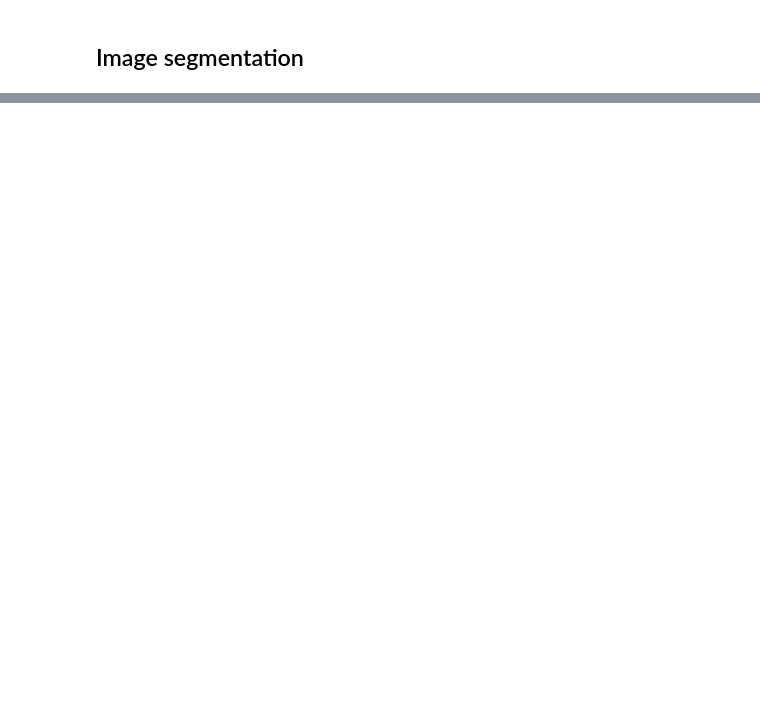
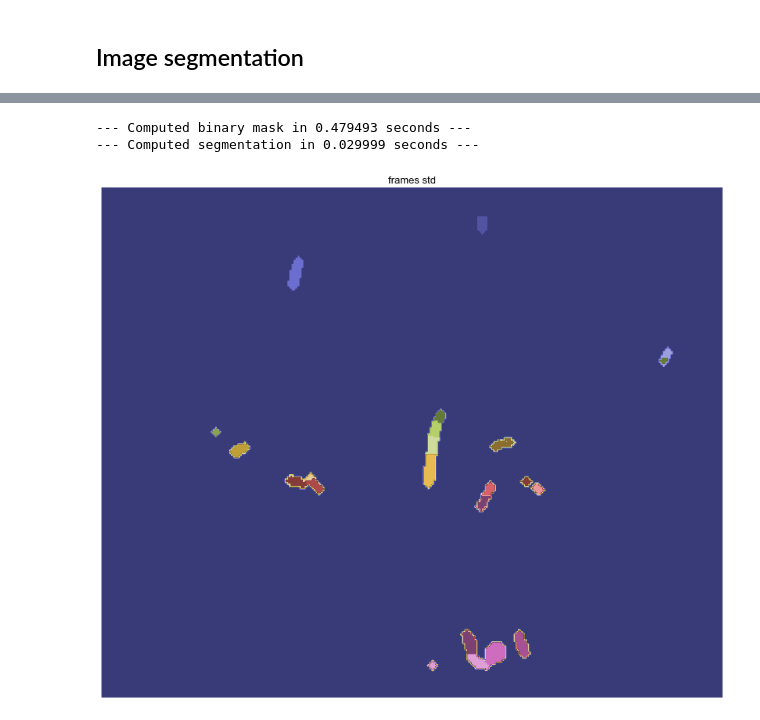
Before and after one commit to Alienor134/image_segmentation, a Jupyter notebook: image_segmentation.ipynb, the cells around one changed output, grey strips where cells are left out. Cells and saved outputs as stored; diff of their text form; code cells hidden in the pictures; blank space fills up the shorter version.

```diff
--- a/image_segmentation.ipynb
+++ b/image_segmentation.ipynb
@@ -106,7 +106,7 @@ plt.axis('off')
 # %% [markdown]
 ## Image segmentation
 # %%
-def segment_image(contrast, autolevel, dist_max, dist_seg, disk_size, max_contrast):
+def segment_image(contrast, autolevel, dist_max, dist_seg, disk_size, max_contrast, interact = True, showit = show):
 
     start_time = time.time()
     FO.selected_inds = FO.select_frames(FO.global_stats['max'], FO.global_stats['max'].max()*0.8) # Select only images with high intensity to increase contrast and lower computation time
@@ -131,13 +131,13 @@ def segment_image(contrast, autolevel, dist_max, dist_seg, disk_size, max_contra
     auto_contrast = normalize(mask_intersect * frame_autolevel)
     print("--- Computed binary mask in %04f seconds ---" % (time.time() - start_time))
 
-
+    g.cmap = "inferno"
     if showit:
         g.figsize = (40,15)
-        g.title_list = 'mask intersect', 'contrast', 'contrast threshold', 'autolevel', 'autolevel threshold','segmentation image'
+        g.title_list =  'contrast', 'contrast threshold', 'mask intersect','autolevel', 'autolevel threshold','segmentation image'
         g.col_num = 3
-        fig = g.multi([mask_intersect, frame_contrast, mask_intersect,
-                       frame_autolevel, mask_autolevel, auto_contrast])
+        fig = g.multi([frame_contrast, mask_contrast, mask_intersect,
+                       frame_autolevel, mask_autolevel,  auto_contrast])
         g.save_name = 'Segmentation reference'
         g.saving(fig)
 
@@ -149,13 +149,15 @@ def segment_image(contrast, autolevel, dist_max, dist_seg, disk_size, max_contra
                                                      ref_distance = dist_max, mask = mask, show = showit)
     #perform watershed segmentation
     watershed_im_mask = alienlab.segment.watershed(ref, mask, local_maxi,
-                                                         g, ref_distance = dist_seg, show = showit)
+                                                         g, ref_distance = dist_seg, show = False)
     segmented = watershed_im_mask
     print("--- Computed segmentation in %04f seconds ---" % (time.time() - start_time))
 
     if showit:
         alienlab.segment.show_segmentation(FO, segmented, g)
-    #return mask, FO
+
+    if interact == False:
+        return watershed_im_mask, FO
 # %%
 interact(segment_image, contrast = (1, 4), autolevel = (1, 10), dist_max = False, dist_seg = False, disk_size = (1, 4), max_contrast = (1,10), soft_hard = (0.1, 1.9))
 # %% [output]
@@ -163,0 +166,10 @@ interactive(children=(IntSlider(value=2, description='contrast', max=4, min=1),
+# %%
+mask, FO = segment_image(contrast = 2, autolevel = 5, dist_max = False, dist_seg=False, disk_size = 2, max_contrast = 3, interact = False, showit= False)
+# %% [output]
+--- Computed binary mask in 0.479493 seconds ---
+--- Computed segmentation in 0.029999 seconds ---
+# %%
+g.cmap = "tab20b"
+fig = g.multi(mask)
+# %% [output]
+[figure, added]
```
Also changed, not shown: parts of 5 cells of this notebook, 13 other files.
